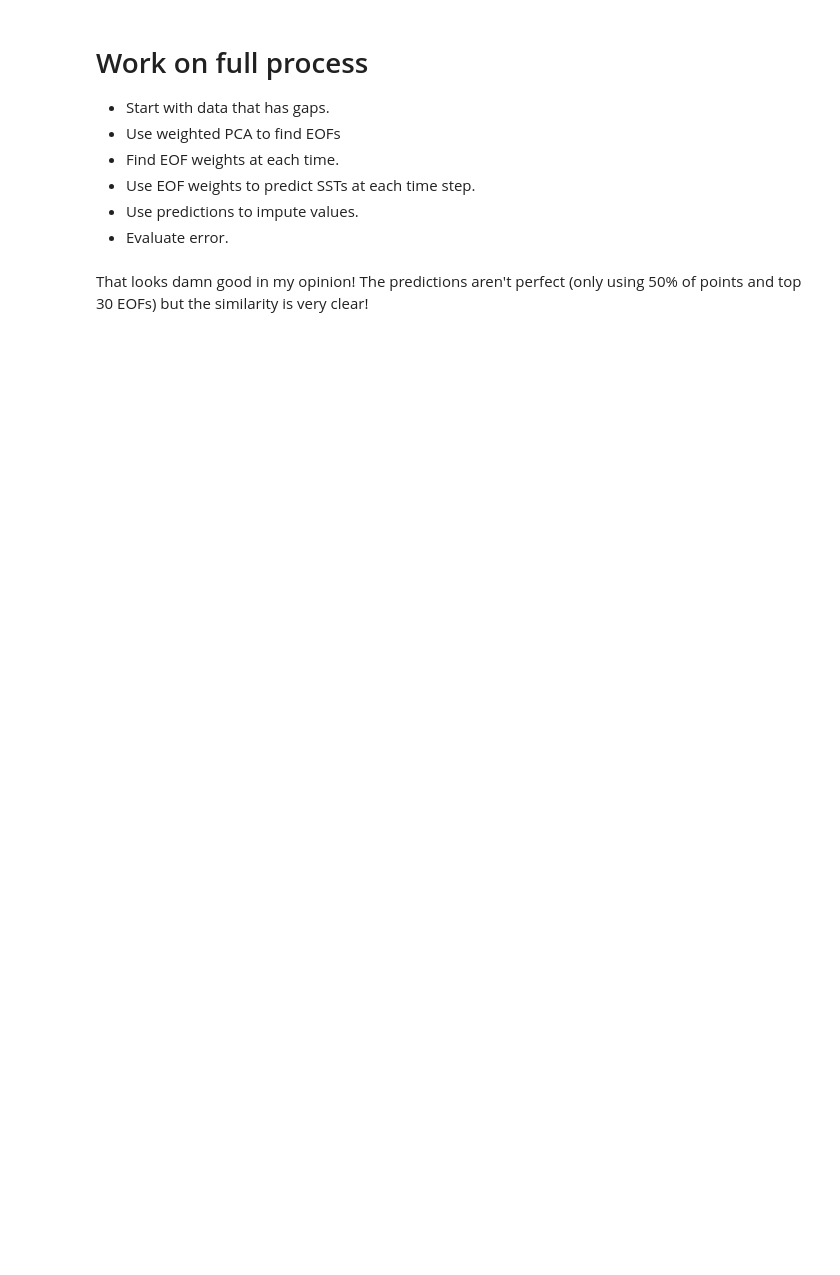
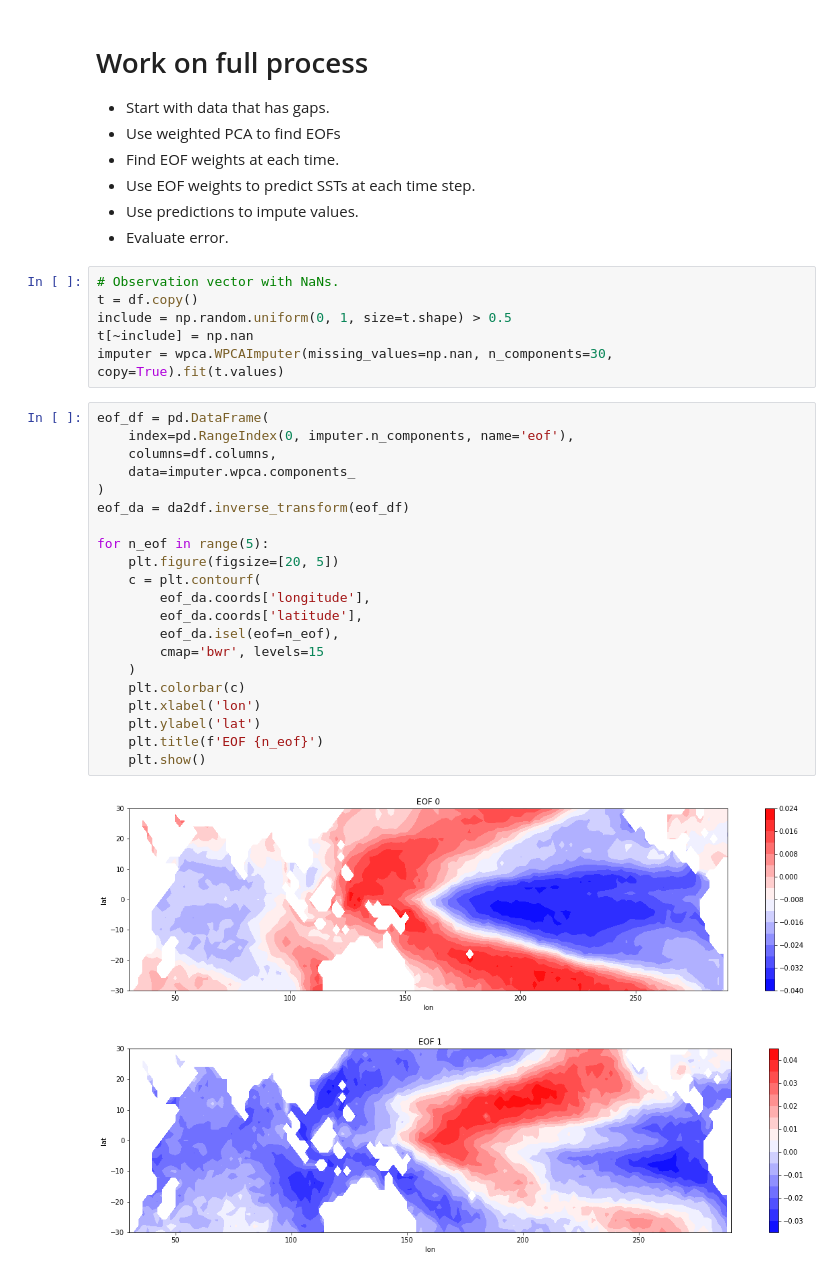
Before and after one commit to lucien-sim/sst_model, a Jupyter notebook: notebooks/imputing_with_pca.ipynb, the cells around one changed output. Cells and saved outputs as stored; diff of their text form; blank space fills up the shorter version.

```diff
--- a/notebooks/imputing_with_pca.ipynb
+++ b/notebooks/imputing_with_pca.ipynb
@@ -139,5 +146,33 @@ plt.show()
 * Use EOF weights to predict SSTs at each time step.
 * Use predictions to impute values.
 * Evaluate error.
-# %% [markdown]
-That looks damn good in my opinion! The predictions aren't perfect (only using 50% of points and top 30 EOFs) but the similarity is very clear!
+# %%
+# Observation vector with NaNs.
+t = df.copy()
+include = np.random.uniform(0, 1, size=t.shape) > 0.5
+t[~include] = np.nan
+imputer = wpca.WPCAImputer(missing_values=np.nan, n_components=30, copy=True).fit(t.values)
+# %%
+eof_df = pd.DataFrame(
+    index=pd.RangeIndex(0, imputer.n_components, name='eof'),
+    columns=df.columns,
+    data=imputer.wpca.components_
+)
+eof_da = da2df.inverse_transform(eof_df)
+
+for n_eof in range(5):
+    plt.figure(figsize=[20, 5])
+    c = plt.contourf(
+        eof_da.coords['longitude'],
+        eof_da.coords['latitude'],
+        eof_da.isel(eof=n_eof),
+        cmap='bwr', levels=15
+    )
+    plt.colorbar(c)
+    plt.xlabel('lon')
+    plt.ylabel('lat')
+    plt.title(f'EOF {n_eof}')
+    plt.show()
+# %% [output]
+[figure, added]
+[figure, added]
```
Also changed, not shown: parts of 8 cells of this notebook, 1 other file.
